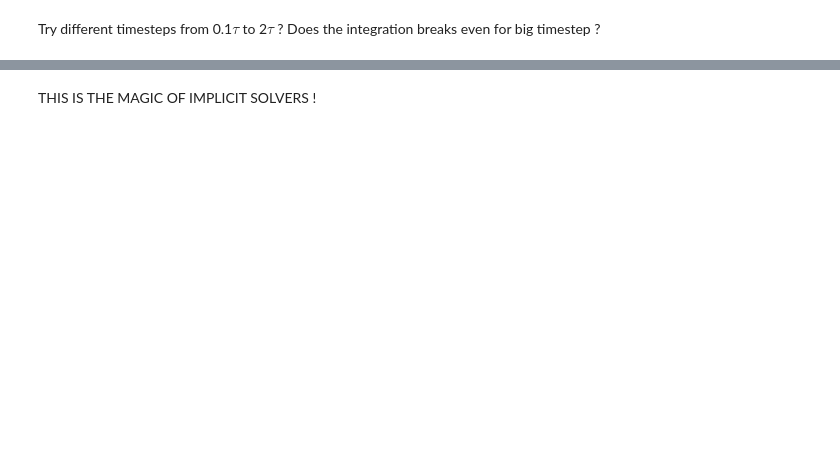
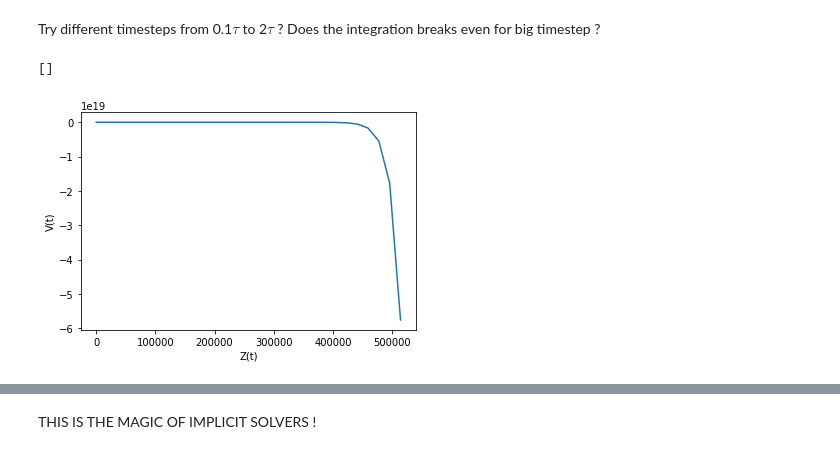
Before and after one commit to fhernandez93/Lecture-5-ODE-PPM, a Jupyter notebook: ODE Training.ipynb, the cells around one changed output, grey strips where cells are left out. Cells and saved outputs as stored; diff of their text form; code cells hidden in the pictures; blank space fills up the shorter version.

```diff
--- a/ODE Training.ipynb
+++ b/ODE Training.ipynb
@@ -658,2 +659,12 @@ plt.plot()
 # %% [markdown]
 Try different timesteps from 0.1$\tau$ to 2$\tau$ ? Does the integration breaks even for big timestep ?
+# %%
+#0.1
+solutions_implicit = implicit_euler_stokes(0.1*tau, [0,500000],0.0,0)
+plt.plot(solutions_implicit['time_steps'],solutions_implicit['Vz_t'])
+plt.xlabel('Z(t)')
+plt.ylabel('V(t)')
+plt.plot()
+# %% [output]
+[]
+[figure, added]
```
Also changed, not shown: parts of 11 cells of this notebook.
